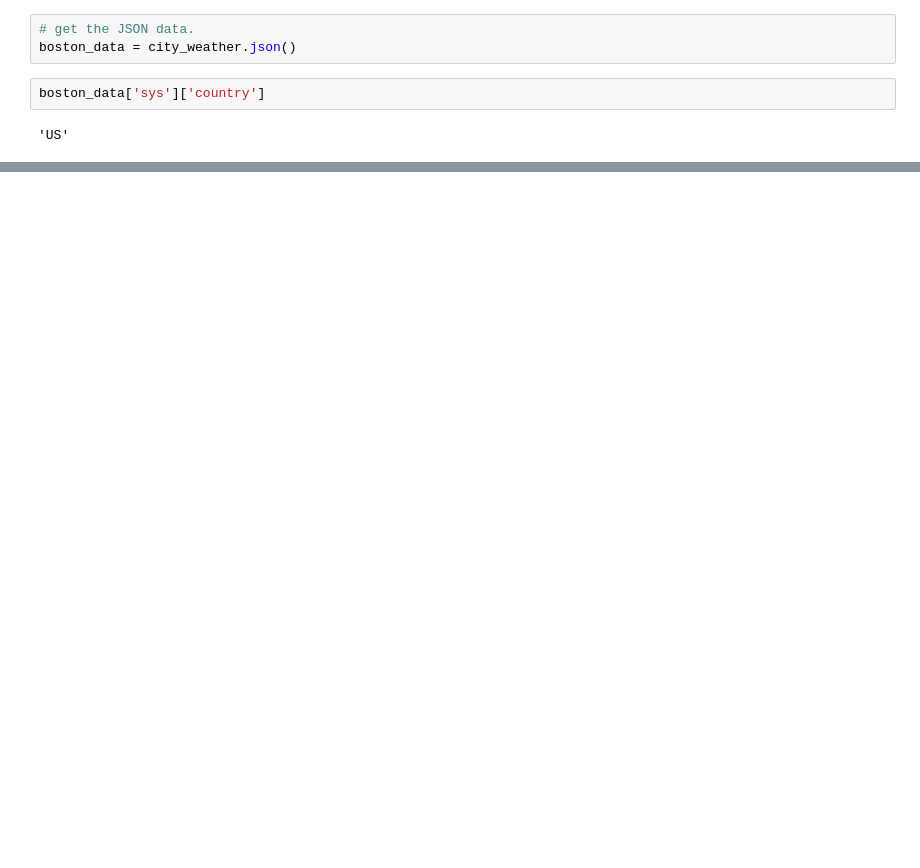
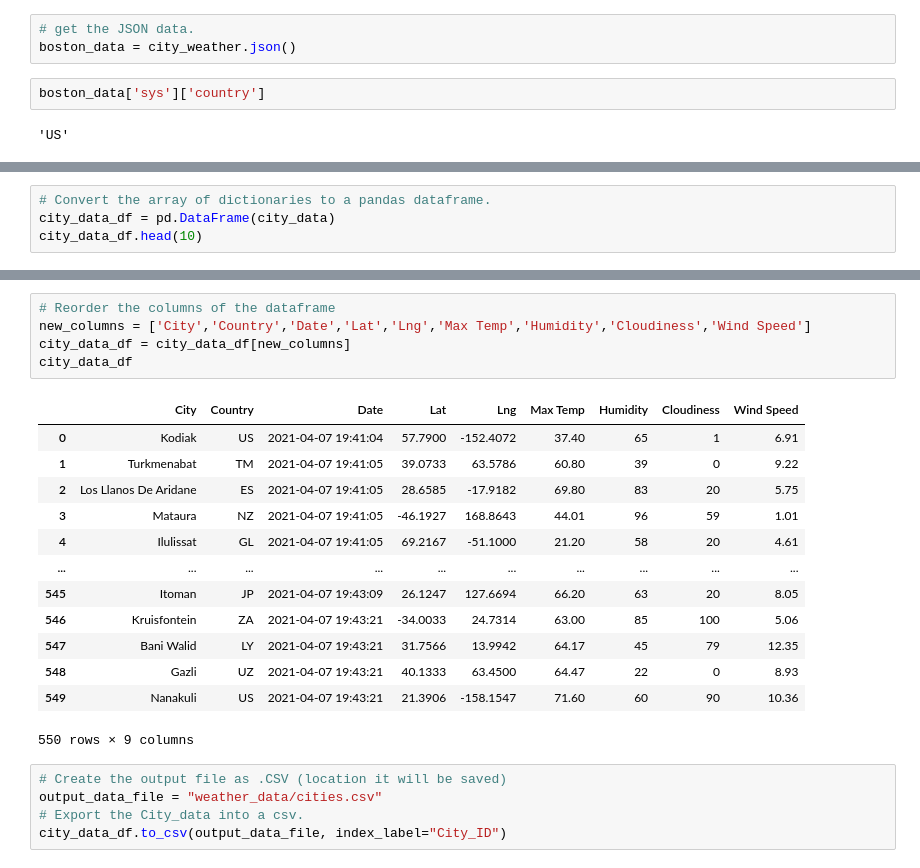
Before and after one commit to Apollo619/World_Weather_Analysis, a Jupyter notebook: API_practice.ipynb, the cells around one changed output, grey strips where cells are left out. Saved outputs shown, nothing was run; the diff lists cells and outputs as text; blank space fills up the shorter version.

```diff
--- a/API_practice.ipynb
+++ b/API_practice.ipynb
@@ -177,0 +262,4 @@ datetime.utcfromtimestamp(date).strftime('%Y-%m-%d %H:%M:%S')
+# %%
+# Convert the array of dictionaries to a pandas dataframe.
+city_data_df = pd.DataFrame(city_data)
+city_data_df.head(10)
@@ -177,0 +278,24 @@ datetime.utcfromtimestamp(date).strftime('%Y-%m-%d %H:%M:%S')
+# %%
+# Reorder the columns of the dataframe
+new_columns = ['City','Country','Date','Lat','Lng','Max Temp','Humidity','Cloudiness','Wind Speed']
+city_data_df = city_data_df[new_columns]
+city_data_df
+# %% [output]
+|  | City | Country | Date | Lat | Lng | Max Temp | Humidity | Cloudiness | Wind Speed |
+| 0 | Kodiak | US | 2021-04-07 19:41:04 | 57.7900 | -152.4072 | 37.40 | 65 | 1 | 6.91 |
+| 1 | Turkmenabat | TM | 2021-04-07 19:41:05 | 39.0733 | 63.5786 | 60.80 | 39 | 0 | 9.22 |
+| 2 | Los Llanos De Aridane | ES | 2021-04-07 19:41:05 | 28.6585 | -17.9182 | 69.80 | 83 | 20 | 5.75 |
+| 3 | Mataura | NZ | 2021-04-07 19:41:05 | -46.1927 | 168.8643 | 44.01 | 96 | 59 | 1.01 |
+| 4 | Ilulissat | GL | 2021-04-07 19:41:05 | 69.2167 | -51.1000 | 21.20 | 58 | 20 | 4.61 |
+| ... | ... | ... | ... | ... | ... | ... | ... | ... | ... |
+| 545 | Itoman | JP | 2021-04-07 19:43:09 | 26.1247 | 127.6694 | 66.20 | 63 | 20 | 8.05 |
+| 546 | Kruisfontein | ZA | 2021-04-07 19:43:21 | -34.0033 | 24.7314 | 63.00 | 85 | 100 | 5.06 |
+| 547 | Bani Walid | LY | 2021-04-07 19:43:21 | 31.7566 | 13.9942 | 64.17 | 45 | 79 | 12.35 |
+| 548 | Gazli | UZ | 2021-04-07 19:43:21 | 40.1333 | 63.4500 | 64.47 | 22 | 0 | 8.93 |
+| 549 | Nanakuli | US | 2021-04-07 19:43:21 | 21.3906 | -158.1547 | 71.60 | 60 | 90 | 10.36 |
+550 rows × 9 columns
+# %%
+# Create the output file as .CSV (location it will be saved)
+output_data_file = "weather_data/cities.csv"
+# Export the City_data into a csv.
+city_data_df.to_csv(output_data_file, index_label="City_ID")
```
Also changed, not shown: parts of 9 cells of this notebook, 2 other files.
